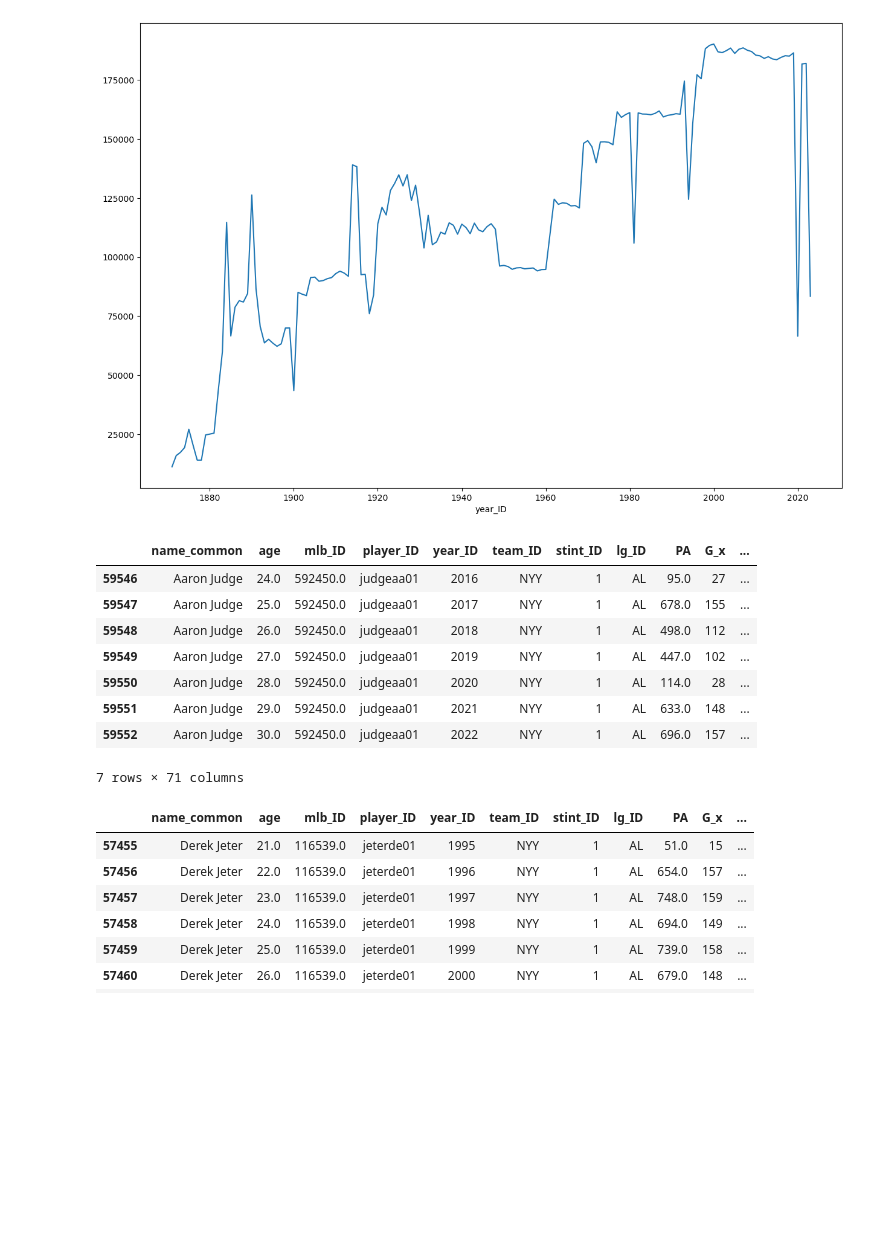
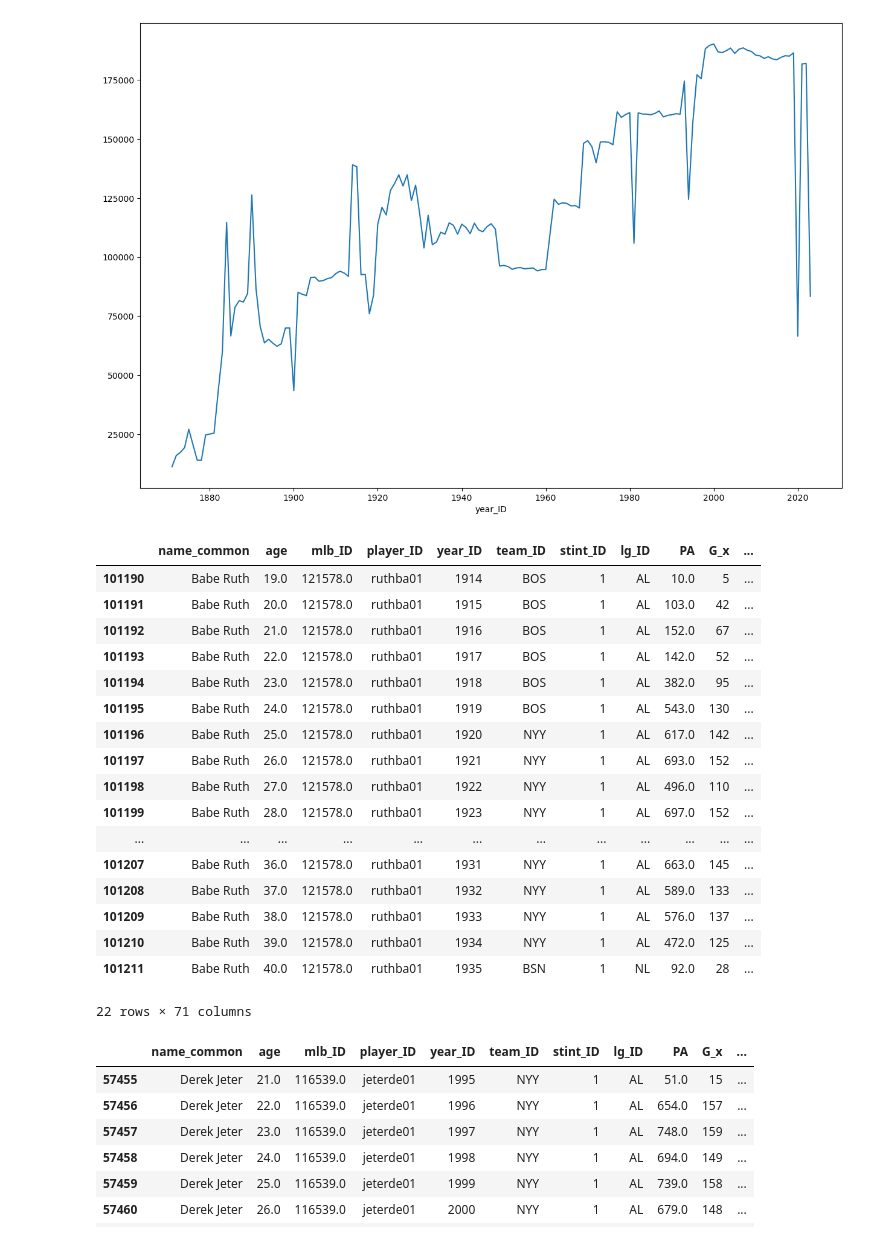
Before and after one commit to MemoGJ/Hector_G_Capstone, a Jupyter notebook: Untitled-1.ipynb, the cells around one changed output. Cells and saved outputs as stored; diff of their text form; code cells hidden in the pictures; blank space fills up the shorter version.

Commit message:
Joined tables

```diff
--- a/Untitled-1.ipynb
+++ b/Untitled-1.ipynb
@@ -94,17 +94,26 @@ df_test.groupby('year_ID')['PA'].sum().plot(kind='line', figsize=(15, 10))
 df_test_batting = pd.merge(df_test, df_batting, how='inner', left_on=['player_ID', 'year_ID'], right_on=['playerID', 'yearID'])
 # %%
 # aaron judge
-df_test_batting[df_test_batting['name_common'] == 'Aaron Judge']
+df_test_batting[df_test_batting['name_common'] == 'Babe Ruth']
 # %% [output]
 |  | name_common | age | mlb_ID | player_ID | year_ID | team_ID | stint_ID | lg_ID | PA | G_x | ... |
-| 59546 | Aaron Judge | 24.0 | 592450.0 | judgeaa01 | 2016 | NYY | 1 | AL | 95.0 | 27 | ... |
-| 59547 | Aaron Judge | 25.0 | 592450.0 | judgeaa01 | 2017 | NYY | 1 | AL | 678.0 | 155 | ... |
-| 59548 | Aaron Judge | 26.0 | 592450.0 | judgeaa01 | 2018 | NYY | 1 | AL | 498.0 | 112 | ... |
-| 59549 | Aaron Judge | 27.0 | 592450.0 | judgeaa01 | 2019 | NYY | 1 | AL | 447.0 | 102 | ... |
-| 59550 | Aaron Judge | 28.0 | 592450.0 | judgeaa01 | 2020 | NYY | 1 | AL | 114.0 | 28 | ... |
-| 59551 | Aaron Judge | 29.0 | 592450.0 | judgeaa01 | 2021 | NYY | 1 | AL | 633.0 | 148 | ... |
-| 59552 | Aaron Judge | 30.0 | 592450.0 | judgeaa01 | 2022 | NYY | 1 | AL | 696.0 | 157 | ... |
+| 101190 | Babe Ruth | 19.0 | 121578.0 | ruthba01 | 1914 | BOS | 1 | AL | 10.0 | 5 | ... |
+| 101191 | Babe Ruth | 20.0 | 121578.0 | ruthba01 | 1915 | BOS | 1 | AL | 103.0 | 42 | ... |
+| 101192 | Babe Ruth | 21.0 | 121578.0 | ruthba01 | 1916 | BOS | 1 | AL | 152.0 | 67 | ... |
+| 101193 | Babe Ruth | 22.0 | 121578.0 | ruthba01 | 1917 | BOS | 1 | AL | 142.0 | 52 | ... |
+| 101194 | Babe Ruth | 23.0 | 121578.0 | ruthba01 | 1918 | BOS | 1 | AL | 382.0 | 95 | ... |
+| 101195 | Babe Ruth | 24.0 | 121578.0 | ruthba01 | 1919 | BOS | 1 | AL | 543.0 | 130 | ... |
+| 101196 | Babe Ruth | 25.0 | 121578.0 | ruthba01 | 1920 | NYY | 1 | AL | 617.0 | 142 | ... |
+| 101197 | Babe Ruth | 26.0 | 121578.0 | ruthba01 | 1921 | NYY | 1 | AL | 693.0 | 152 | ... |
+| 101198 | Babe Ruth | 27.0 | 121578.0 | ruthba01 | 1922 | NYY | 1 | AL | 496.0 | 110 | ... |
+| 101199 | Babe Ruth | 28.0 | 121578.0 | ruthba01 | 1923 | NYY | 1 | AL | 697.0 | 152 | ... |
+| ... | ... | ... | ... | ... | ... | ... | ... | ... | ... | ... | ... |
+| 101207 | Babe Ruth | 36.0 | 121578.0 | ruthba01 | 1931 | NYY | 1 | AL | 663.0 | 145 | ... |
+| 101208 | Babe Ruth | 37.0 | 121578.0 | ruthba01 | 1932 | NYY | 1 | AL | 589.0 | 133 | ... |
+| 101209 | Babe Ruth | 38.0 | 121578.0 | ruthba01 | 1933 | NYY | 1 | AL | 576.0 | 137 | ... |
+| 101210 | Babe Ruth | 39.0 | 121578.0 | ruthba01 | 1934 | NYY | 1 | AL | 472.0 | 125 | ... |
+| 101211 | Babe Ruth | 40.0 | 121578.0 | ruthba01 | 1935 | BSN | 1 | NL | 92.0 | 28 | ... |
-7 rows × 71 columns
+22 rows × 71 columns
 # %%
 # Join df_test_batting and df_people on player_ID = playerID
 df_test_batting_people = pd.merge(df_test_batting, df_people, how='inner', left_on=['player_ID'], right_on=['playerID'])
```
Also changed, not shown: parts of 1 cell of this notebook, 4 other files.
